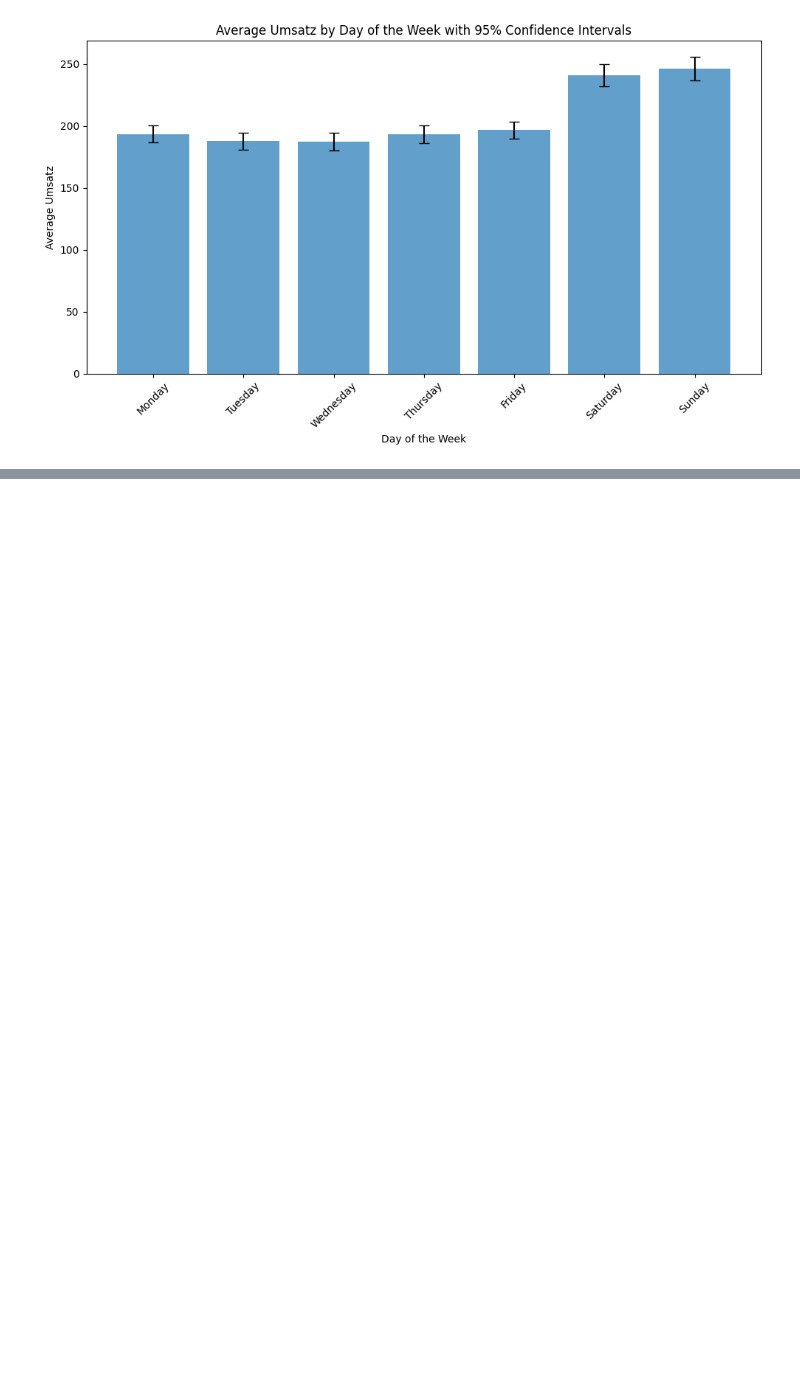
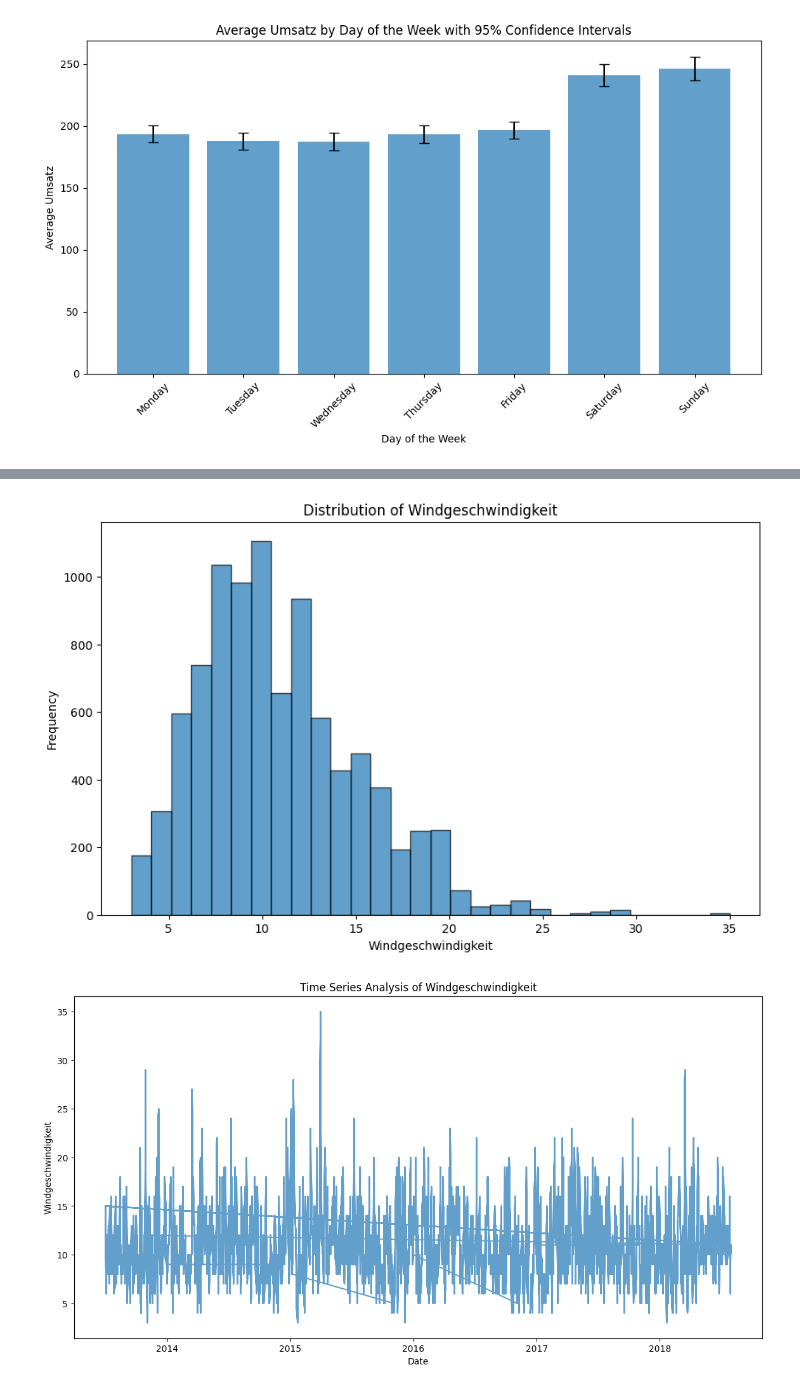
Before and after one commit to pierremayer94/einfuehrung-in-data-science-und-ml, a Jupyter notebook: 02.ipynb, the cells around one changed output, grey strips where cells are left out. Drawn from its saved outputs; the diff is of its cells as text; code cells hidden in the pictures; blank space fills up the shorter version.

```diff
--- a/02.ipynb
+++ b/02.ipynb
@@ -48,9 +48,10 @@ umsatz = pd.read_csv(x)
 wetter = pd.read_csv(y)
 kiwo = pd.read_csv(z)
 
+# Convert 'Datum' to datetime format in all datasets
+umsatz['Datum'] = pd.to_datetime(umsatz['Datum'])
+wetter['Datum'] = pd.to_datetime(wetter['Datum'])
+kiwo['Datum'] = pd.to_datetime(kiwo['Datum'])
 
-print(kiwo.head())
-
-print(wetter.head())
-
-print(kiwo.head())
+# Merge dataframes based on 'Datum'
+merged_data = umsatz.merge(wetter, on='Datum', how='left').merge(kiwo, on='Datum', how='left')
@@ -100,0 +107,33 @@ max        246.495651   4.873623  256.047952  236.943350
+# %%
+# Plotting the distribution of Windgeschwindigkeit
+plt.figure(figsize=(10, 6))
+plt.hist(merged_data['Windgeschwindigkeit'].dropna(), bins=30, edgecolor='k', alpha=0.7)
+plt.xlabel('Windgeschwindigkeit')
+plt.ylabel('Frequency')
+plt.title('Distribution of Windgeschwindigkeit')
+plt.show()
+
+# Time series analysis of Windgeschwindigkeit
+plt.figure(figsize=(14, 7))
+plt.plot(merged_data['Datum'], merged_data['Windgeschwindigkeit'], alpha=0.7)
+plt.xlabel('Date')
+plt.ylabel('Windgeschwindigkeit')
+plt.title('Time Series Analysis of Windgeschwindigkeit')
+plt.show()
+
+# Rolling mean and standard deviation
+rolling_mean = merged_data['Windgeschwindigkeit'].rolling(window=30).mean()
+rolling_std = merged_data['Windgeschwindigkeit'].rolling(window=30).std()
+
+plt.figure(figsize=(14, 7))
+plt.plot(merged_data['Datum'], merged_data['Windgeschwindigkeit'], label='Original', alpha=0.5)
+plt.plot(merged_data['Datum'], rolling_mean, label='Rolling Mean (30 days)', color='red')
+plt.plot(merged_data['Datum'], rolling_std, label='Rolling Std (30 days)', color='green')
+plt.xlabel('Date')
+plt.ylabel('Windgeschwindigkeit')
+plt.title('Rolling Mean and Standard Deviation of Windgeschwindigkeit')
+plt.legend()
+plt.show()
+# %% [output]
+[figure, added]
+[figure, added]
```
Also changed, not shown: parts of 5 cells of this notebook.
